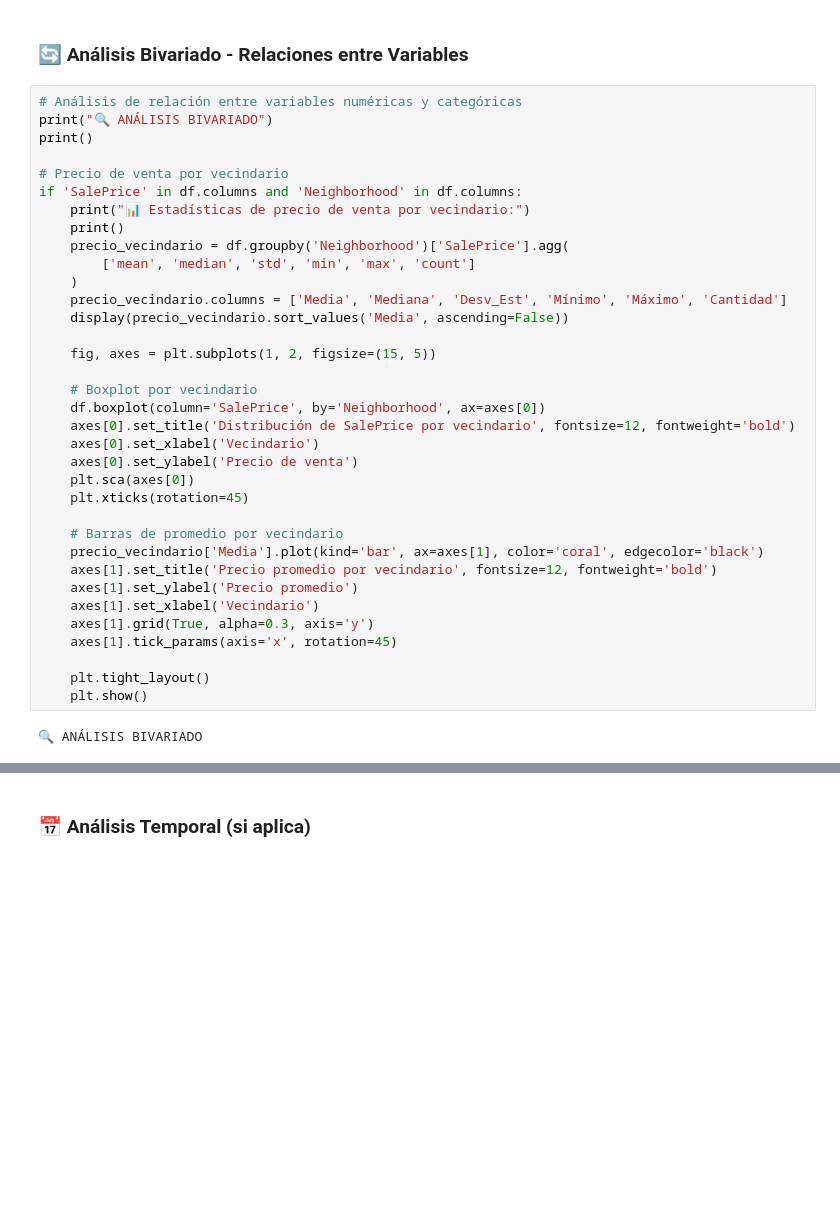
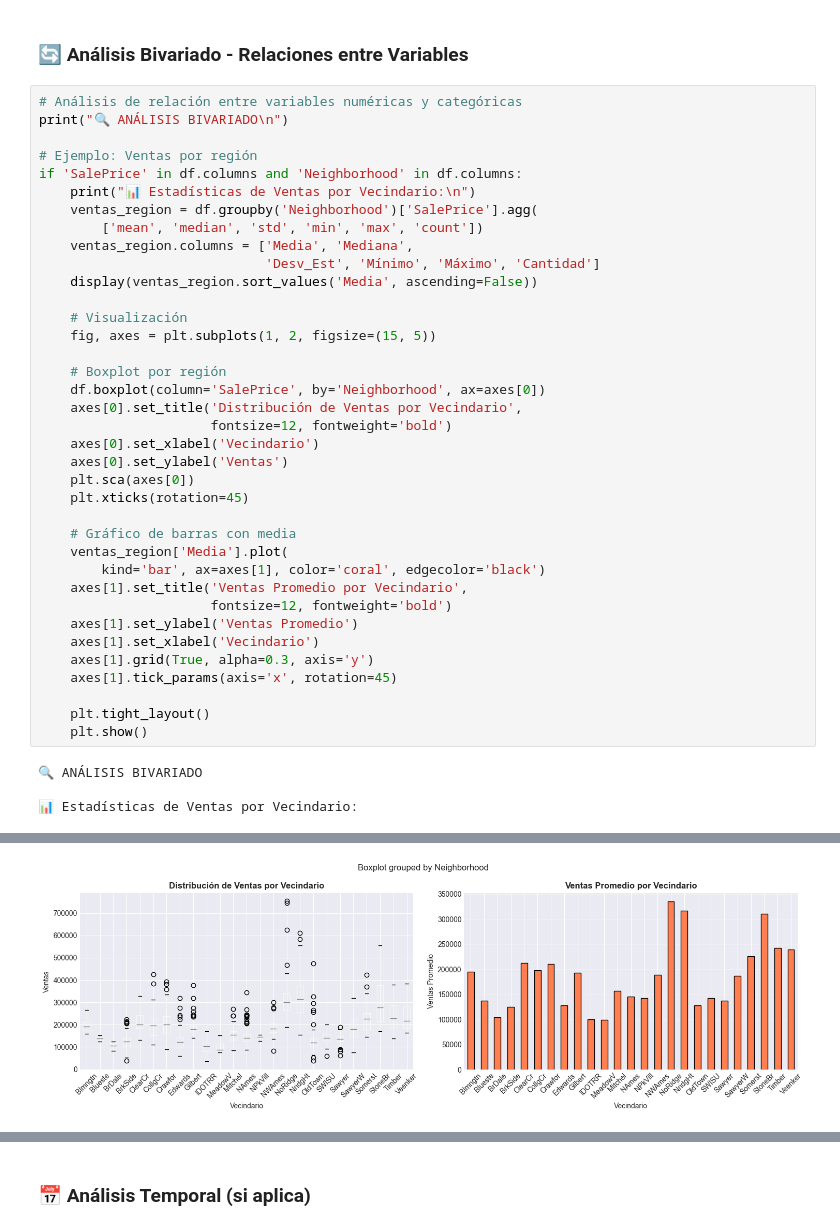
Before and after one commit to YezuzCama/An-lisis-de-precios-de-viviendas, a Jupyter notebook: analisis_datos_viviendas.ipynb, the cells around one changed output, grey strips where cells are left out. Drawn from its saved outputs; the diff is of its cells as text; blank space fills up the shorter version.

```diff
--- a/analisis_datos_viviendas.ipynb
+++ b/analisis_datos_viviendas.ipynb
@@ -666,33 +760,35 @@ for col in ['Neighborhood', 'HouseStyle']:
 ### 🔄 Análisis Bivariado - Relaciones entre Variables
 # %%
 # Análisis de relación entre variables numéricas y categóricas
-print("🔍 ANÁLISIS BIVARIADO")
-print()
+print("🔍 ANÁLISIS BIVARIADO\n")
 
-# Precio de venta por vecindario
+# Ejemplo: Ventas por región
 if 'SalePrice' in df.columns and 'Neighborhood' in df.columns:
-    print("📊 Estadísticas de precio de venta por vecindario:")
-    print()
-    precio_vecindario = df.groupby('Neighborhood')['SalePrice'].agg(
-        ['mean', 'median', 'std', 'min', 'max', 'count']
-    )
-    precio_vecindario.columns = ['Media', 'Mediana', 'Desv_Est', 'Mínimo', 'Máximo', 'Cantidad']
-    display(precio_vecindario.sort_values('Media', ascending=False))
+    print("📊 Estadísticas de Ventas por Vecindario:\n")
+    ventas_region = df.groupby('Neighborhood')['SalePrice'].agg(
+        ['mean', 'median', 'std', 'min', 'max', 'count'])
+    ventas_region.columns = ['Media', 'Mediana',
+                             'Desv_Est', 'Mínimo', 'Máximo', 'Cantidad']
+    display(ventas_region.sort_values('Media', ascending=False))
 
+    # Visualización
     fig, axes = plt.subplots(1, 2, figsize=(15, 5))
 
-    # Boxplot por vecindario
+    # Boxplot por región
     df.boxplot(column='SalePrice', by='Neighborhood', ax=axes[0])
-    axes[0].set_title('Distribución de SalePrice por vecindario', fontsize=12, fontweight='bold')
+    axes[0].set_title('Distribución de Ventas por Vecindario',
+                      fontsize=12, fontweight='bold')
     axes[0].set_xlabel('Vecindario')
-    axes[0].set_ylabel('Precio de venta')
+    axes[0].set_ylabel('Ventas')
     plt.sca(axes[0])
     plt.xticks(rotation=45)
 
-    # Barras de promedio por vecindario
-    precio_vecindario['Media'].plot(kind='bar', ax=axes[1], color='coral', edgecolor='black')
-    axes[1].set_title('Precio promedio por vecindario', fontsize=12, fontweight='bold')
-    axes[1].set_ylabel('Precio promedio')
+    # Gráfico de barras con media
+    ventas_region['Media'].plot(
+        kind='bar', ax=axes[1], color='coral', edgecolor='black')
+    axes[1].set_title('Ventas Promedio por Vecindario',
+                      fontsize=12, fontweight='bold')
+    axes[1].set_ylabel('Ventas Promedio')
     axes[1].set_xlabel('Vecindario')
     axes[1].grid(True, alpha=0.3, axis='y')
     axes[1].tick_params(axis='x', rotation=45)
@@ -701,3 +797,5 @@ if 'SalePrice' in df.columns and 'Neighborhood' in df.columns:
     plt.show()
 # %% [output]
 🔍 ANÁLISIS BIVARIADO
+
+📊 Estadísticas de Ventas por Vecindario:
@@ -704,2 +820,3 @@ if 'SalePrice' in df.columns and 'Neighborhood' in df.columns:
+[figure, added]
 # %%
 # Scatter plot para relaciones entre dos variables numéricas
```
Also changed, not shown: parts of 22 cells of this notebook.
